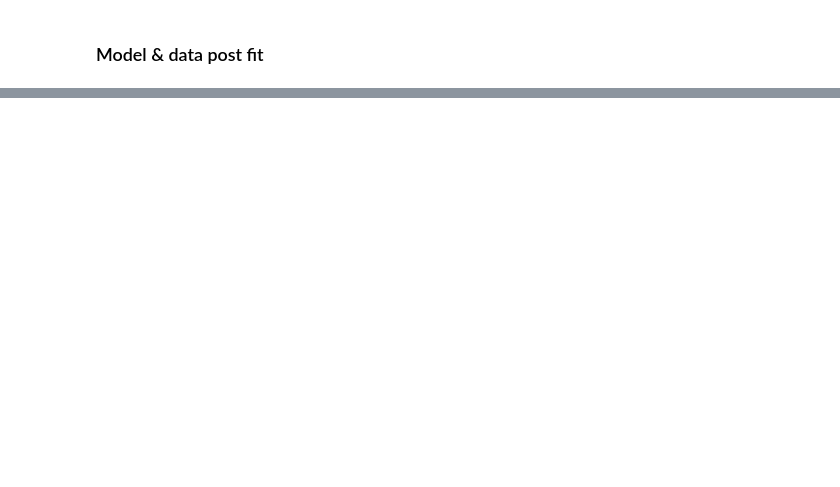
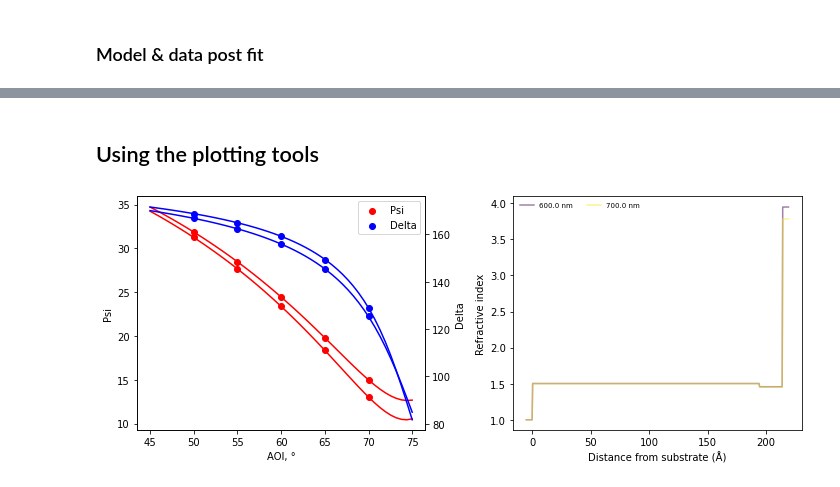
Before and after one commit to refnx/refellips, a Jupyter notebook: demos/refellipsDemo_Spectroscopic.ipynb, the cells around one changed output, grey strips where cells are left out. Drawn from its saved outputs; the diff is of its cells as text; code cells hidden in the pictures; blank space fills up the shorter version.

Commit message:
Updated demos
Cleaned up demo notebooks and included some examples of using the plotting tools.

```diff
--- a/demos/refellipsDemo_Spectroscopic.ipynb
+++ b/demos/refellipsDemo_Spectroscopic.ipynb
@@ -93,0 +127,11 @@ for i, x in enumerate(objective.model.parameters):
+# %% [markdown]
+## Using the plotting tools
+# %%
+fig, ax = plt.subplots(1, 2, figsize=(10,4))
+
+plot_ellipsdata(ax[0], data=data, model=model, xaxis='aoi')
+plot_structure(ax[1], objective=objective)
+
+fig.tight_layout()
+# %% [output]
+[figure, added]
```
Also changed, not shown: parts of 7 cells of this notebook, 4 other files.
